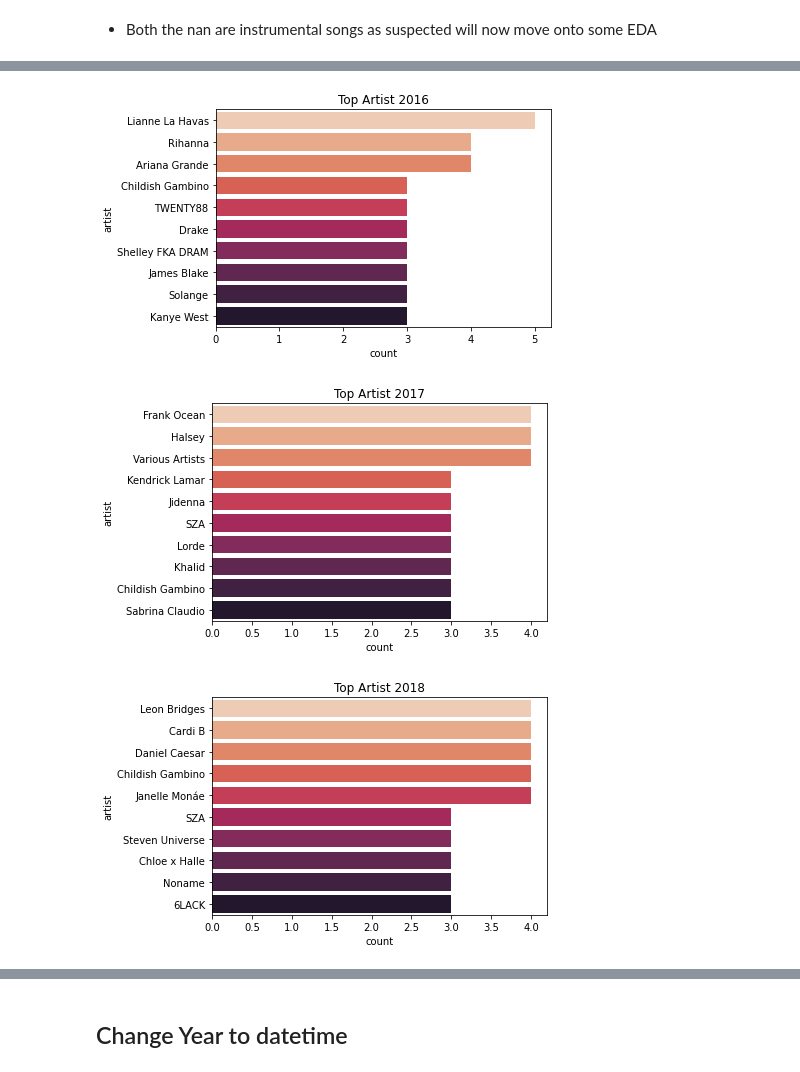
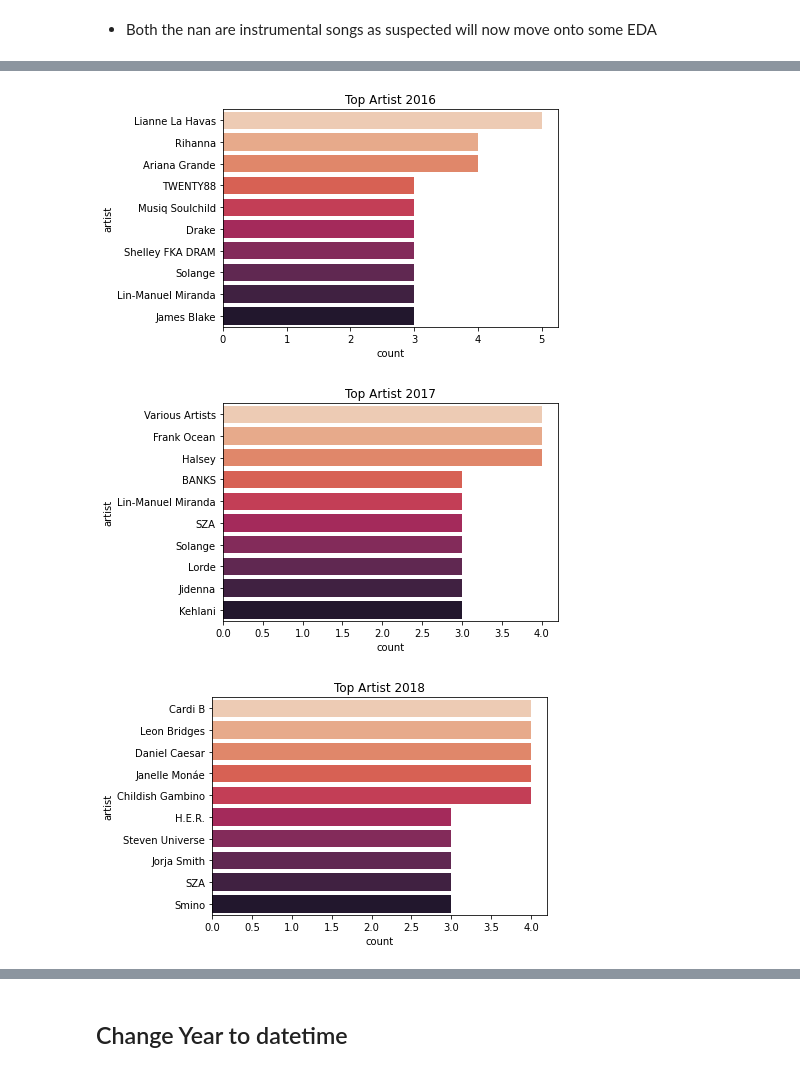
Before and after one commit to SibongileT/SpotifyYearEndPlaylistEDA, a Jupyter notebook: SpotifyEDA.ipynb, the cells around one changed output, grey strips where cells are left out. Saved outputs shown, nothing was run; the diff lists cells and outputs as text; code cells hidden in the pictures.

```diff
--- a/SpotifyEDA.ipynb
+++ b/SpotifyEDA.ipynb
@@ -111,18 +114,18 @@ defying_gravity = genius.search_song('Defying Gravity','Kristin Chenoweth')
 Searching for "Defying Gravity" by Kristin Chenoweth...
 Done.
 # %%
-playlist_df2.loc[197,'lyrics'] = defying_gravity.lyrics
+playlist_df.loc[197,'lyrics'] = defying_gravity.lyrics
 # %%
 egypte = genius.search_song('Égypte','Cirque Du Soleil')
 # %% [output]
 Searching for "Égypte" by Cirque Du Soleil...
 Done.
 # %%
-playlist_df2.loc[291,'lyrics'] = egypte.lyrics
+playlist_df.loc[291,'lyrics'] = egypte.lyrics
 # %% [markdown]
 ## Remove newlines from lyrics
 # %%
-playlist_df2['lyrics'] = playlist_df2['lyrics'].astype('str')
+playlist_df['lyrics'] = playlist_df['lyrics'].astype('str')
 # %%
-playlist_df2['lyrics'] = playlist_df2['lyrics'].map(lambda x: x.replace('\n',' '))
+playlist_df['lyrics'] = playlist_df['lyrics'].map(lambda x: x.replace('\n',' '))
 # %%
@@ -187,21 +192,21 @@ Kanye West          3
 Name: artist, dtype: int64
 # %%
 import seaborn as sns
-sns.countplot(y='artist', data=playlist_df2[playlist_df2['year']==2016] ,palette='rocket_r',order = playlist_df2[playlist_df2['year']==2016]['artist'].value_counts().nlargest(10).index)
+sns.countplot(y='artist', data=playlist_df[playlist_df['year']==2016] ,palette='rocket_r',order = playlist_df[playlist_df['year']==2016]['artist'].value_counts().nlargest(10).index)
 plt.title('Top Artist 2016');
 # %% [output]
-[figure, old version]
+[figure, new version]
 # %%
 import seaborn as sns
-sns.countplot(y='artist', data=playlist_df2[playlist_df2['year']==2017] ,palette='rocket_r',order = playlist_df2[playlist_df2['year']==2017]['artist'].value_counts().nlargest(10).index)
+sns.countplot(y='artist', data=playlist_df[playlist_df['year']==2017] ,palette='rocket_r',order = playlist_df[playlist_df['year']==2017]['artist'].value_counts().nlargest(10).index)
 plt.title('Top Artist 2017');
 # %% [output]
-[figure, old version]
+[figure, new version]
 # %%
 import seaborn as sns
-sns.countplot(y='artist', data=playlist_df2[playlist_df2['year']==2018] ,palette='rocket_r',order = playlist_df2[playlist_df2['year']==2018]['artist'].value_counts().nlargest(10).index)
+sns.countplot(y='artist', data=playlist_df[playlist_df['year']==2018] ,palette='rocket_r',order = playlist_df[playlist_df['year']==2018]['artist'].value_counts().nlargest(10).index)
 plt.title('Top Artist 2018');
 # %% [output]
-[figure, old version]
+[figure, new version]
 # %%
 import seaborn as sns
```
Also changed, not shown: parts of 39 cells of this notebook.
